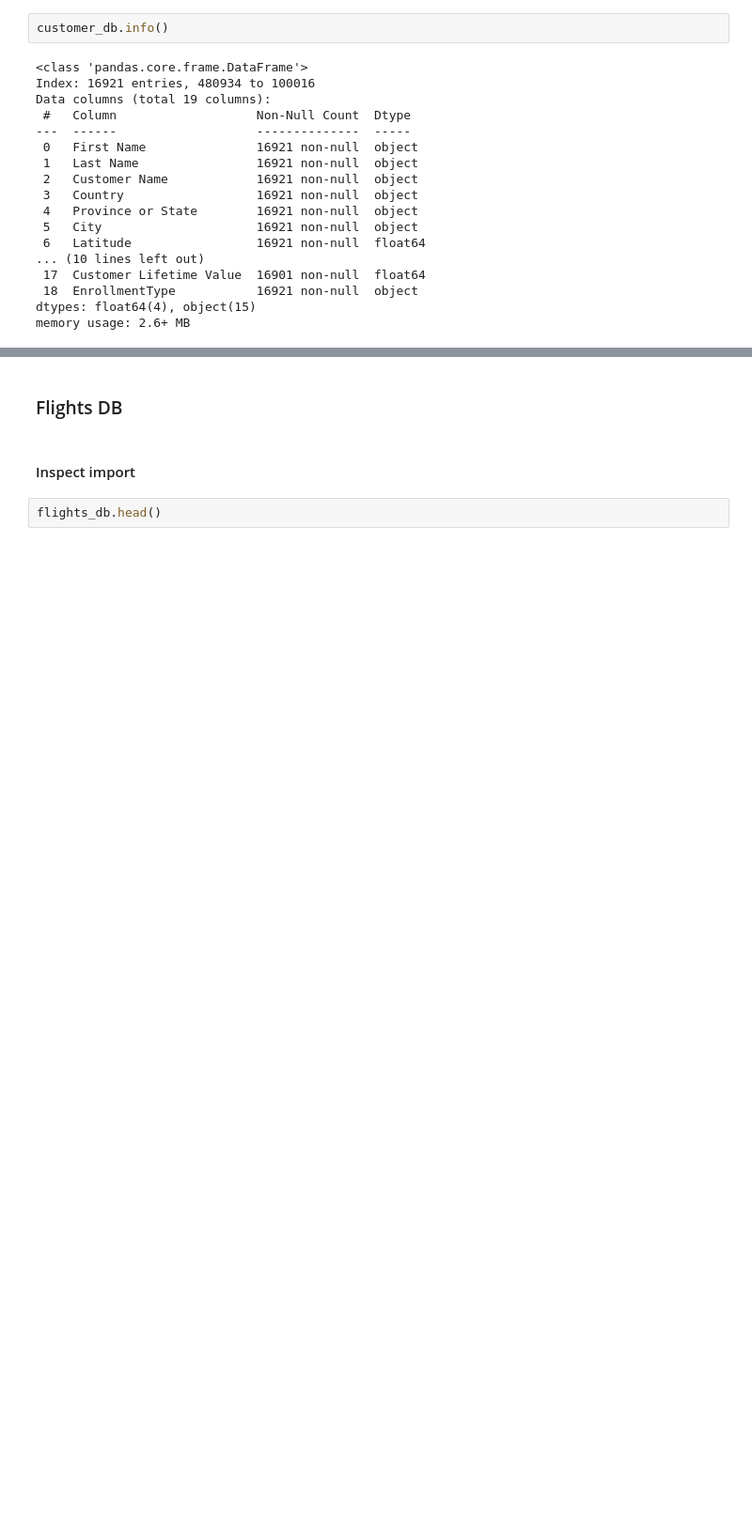
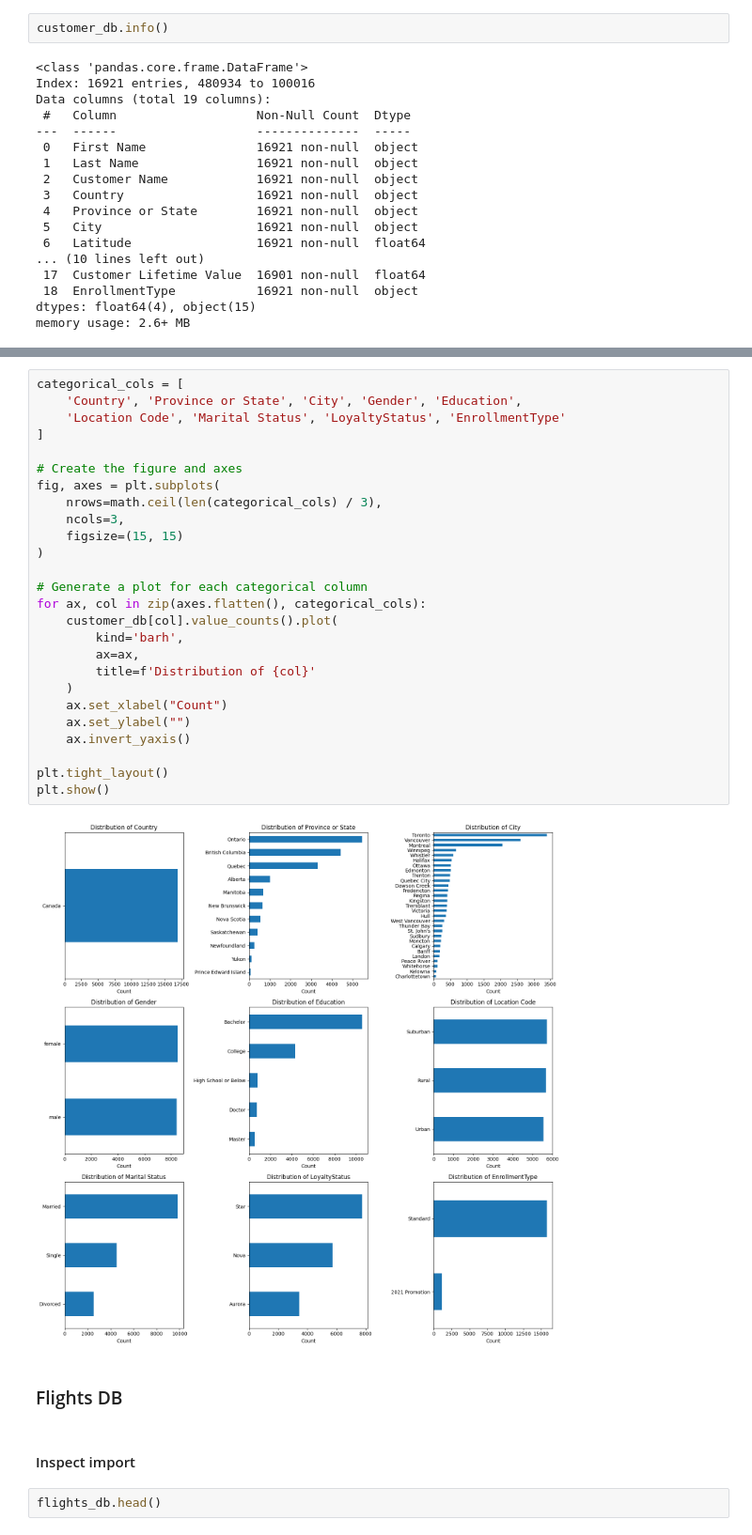
Before and after one commit to lucasdmcax/data_mining, a Jupyter notebook: Group20_EDA_Code.ipynb, the cells around one changed output, grey strips where cells are left out. Shown at 94% size. Cells and saved outputs as stored; diff of their text form; blank space fills up the shorter version.

Commit message:
add plots

```diff
--- a/Group20_EDA_Code.ipynb
+++ b/Group20_EDA_Code.ipynb
@@ -65,3 +89,31 @@ memory usage: 2.6+ MB
+# %%
+categorical_cols = [
+    'Country', 'Province or State', 'City', 'Gender', 'Education',
+    'Location Code', 'Marital Status', 'LoyaltyStatus', 'EnrollmentType'
+]
+
+# Create the figure and axes
+fig, axes = plt.subplots(
+    nrows=math.ceil(len(categorical_cols) / 3),
+    ncols=3,
+    figsize=(15, 15)
+)
+
+# Generate a plot for each categorical column
+for ax, col in zip(axes.flatten(), categorical_cols):
+    customer_db[col].value_counts().plot(
+        kind='barh',
+        ax=ax,
+        title=f'Distribution of {col}'
+    )
+    ax.set_xlabel("Count")
+    ax.set_ylabel("")
+    ax.invert_yaxis()
+
+plt.tight_layout()
+plt.show()
+# %% [output]
+[figure, added]
 # %% [markdown]
 ### <a id="flights-db"></a> Flights DB
 # %% [markdown]
```
Also changed, not shown: parts of 4 cells of this notebook.
